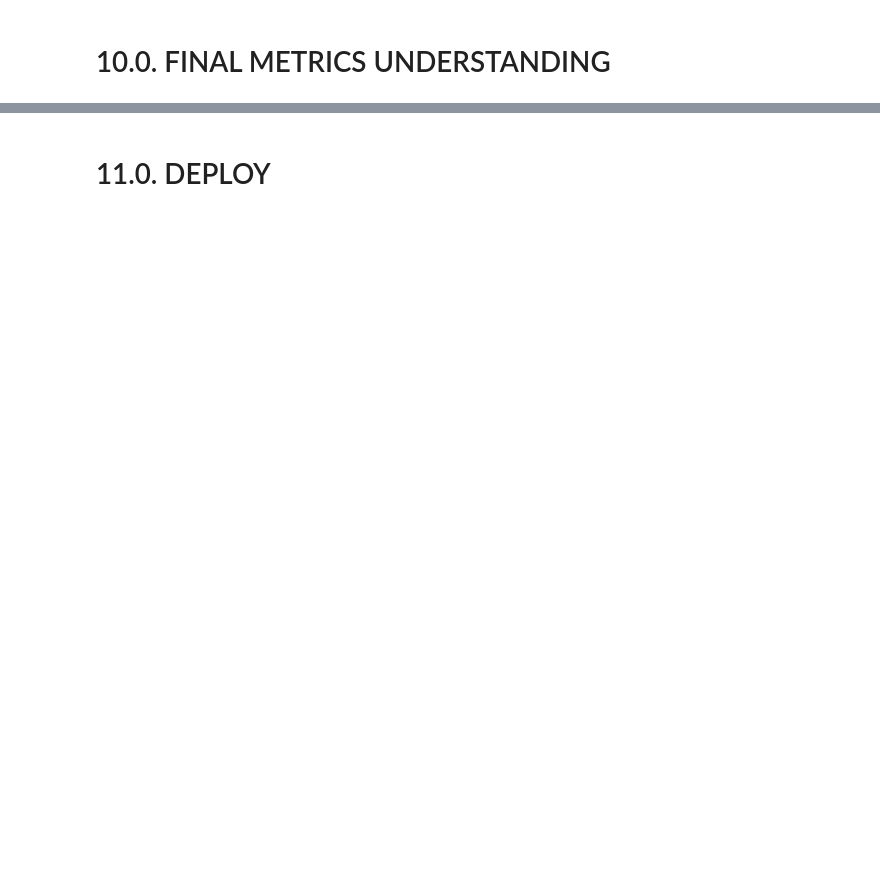
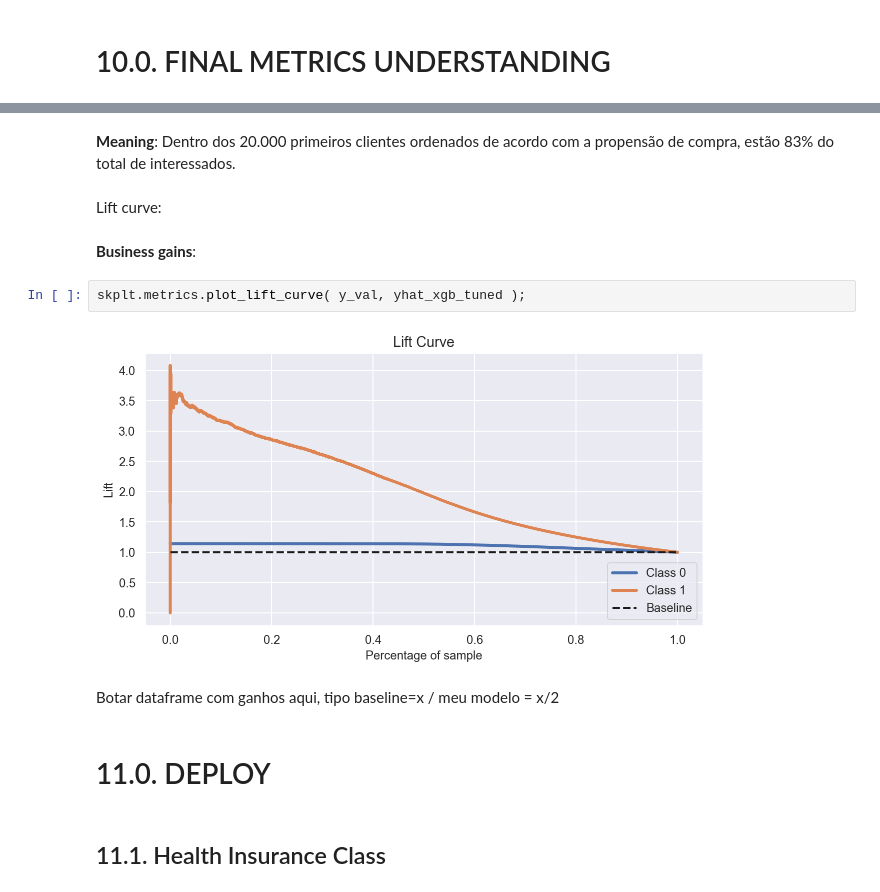
Before and after one commit to hfpmatheus/health_insurance_cross_sell, a Jupyter notebook: code.ipynb, the cells around one changed output, grey strips where cells are left out. Drawn from its saved outputs; the diff is of its cells as text; blank space fills up the shorter version.

```diff
--- a/code.ipynb
+++ b/code.ipynb
@@ -1176,2 +1187,16 @@ pickle.dump( model_xgb_tuned, open( '/Users/mathe/Repos_ComunidadeDS/health_insu
+# %% [markdown]
+**Meaning**: Dentro dos 20.000 primeiros clientes ordenados de acordo com a propensão de compra, estão 83% do total de interessados.
+# %% [markdown]
+Lift curve:
+# %% [markdown]
+**Business gains**:
+# %%
+skplt.metrics.plot_lift_curve( y_val, yhat_xgb_tuned );
+# %% [output]
+[figure, added]
+# %% [markdown]
+Botar dataframe com ganhos aqui, tipo baseline=x / meu modelo = x/2
 # %% [markdown]
 # 11.0. DEPLOY
+# %% [markdown]
+## 11.1. Health Insurance Class
```
Also changed, not shown: parts of 32 cells of this notebook.
